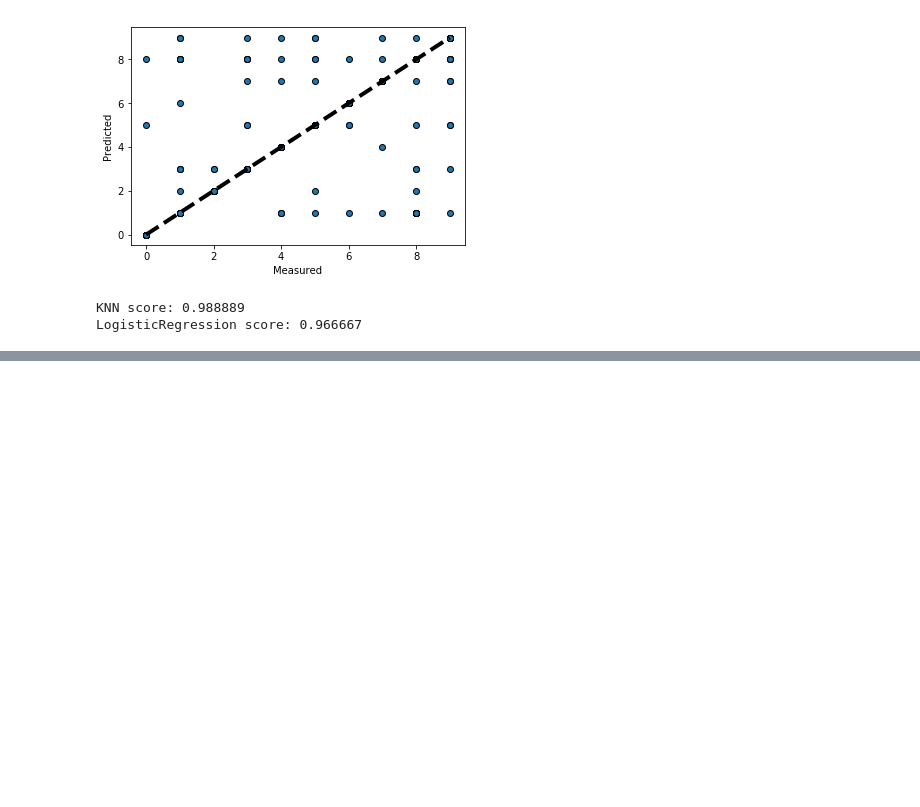
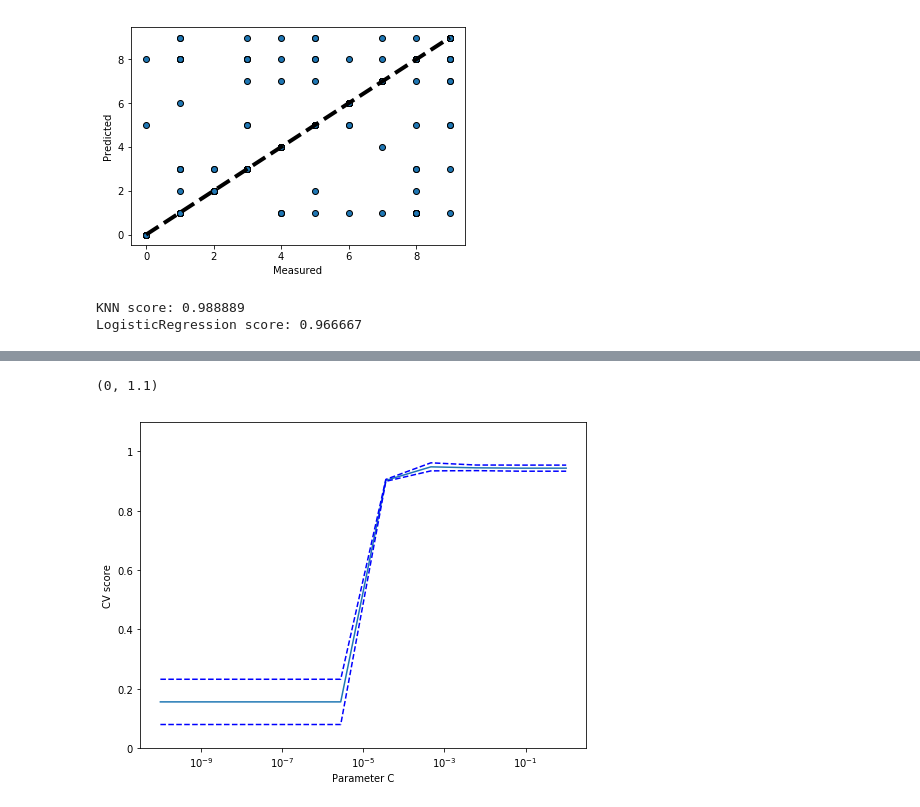
Before and after one commit to zxenia/textclf, a Jupyter notebook: Digits dataset - KNN and LogisticRegression.ipynb, the cells around one changed output, grey strips where cells are left out. Cells and saved outputs as stored; diff of their text form; code cells hidden in the pictures; blank space fills up the shorter version.

Commit message:
added plot for svm CV scores

```diff
--- a/Digits dataset - KNN and LogisticRegression.ipynb
+++ b/Digits dataset - KNN and LogisticRegression.ipynb
@@ -167,3 +167,25 @@ print('LogisticRegression score: %f' % regr.score(X_test, y_test))
 # %% [output]
 KNN score: 0.988889
 LogisticRegression score: 0.966667
+# %%
+#Task: On the digits dataset, plot the cross-validation score of a SVC estimator with an linear kernel
+#as a function of parameter C (use a logarithmic grid of points, from 1 to 10).
+
+import numpy as np
+from sklearn.model_selection import cross_val_score
+from sklearn import svm
+
+svc = svm.SVC(kernel='linear')
+C_s = np.logspace(-10, 0, 10)
+
+scores = list()
+scores_std = list()
+
+
+for x in C_s:
+    clf = svm.SVC(kernel='linear', C=x)
+    clf.fit(X_train, y_train)
+    cv_score = cross_val_score(clf, X, y)
+    scores.append(np.mean(cv_score))
+    scores_std.append(np.std(cv_score))
+    print("score with C = {} is {}".format(x, cv_score))
@@ -169,0 +203,16 @@ LogisticRegression score: 0.966667
+# %%
+#plotting
+import matplotlib.pyplot as plt
+plt.figure(1, figsize=(8, 6))
+plt.clf()
+plt.semilogx(C_s, scores)
+plt.semilogx(C_s, np.array(scores) + np.array(scores_std), 'b--')
+plt.semilogx(C_s, np.array(scores) - np.array(scores_std), 'b--')
+locs, labels = plt.yticks()
+plt.yticks(locs, list(map(lambda x: "%g" % x, locs)))
+plt.ylabel('CV score')
+plt.xlabel('Parameter C')
+plt.ylim(0, 1.1)
+# %% [output]
+(0, 1.1)
+[figure, added]
```
Also changed, not shown: parts of 1 cell of this notebook.
